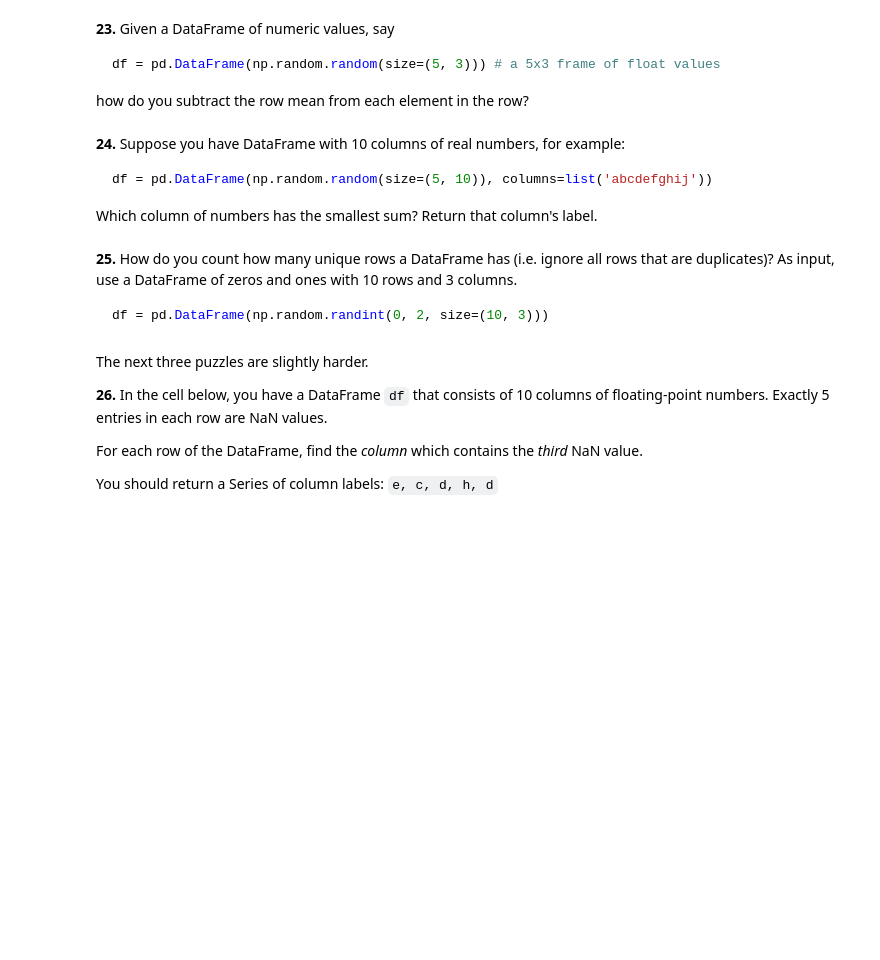
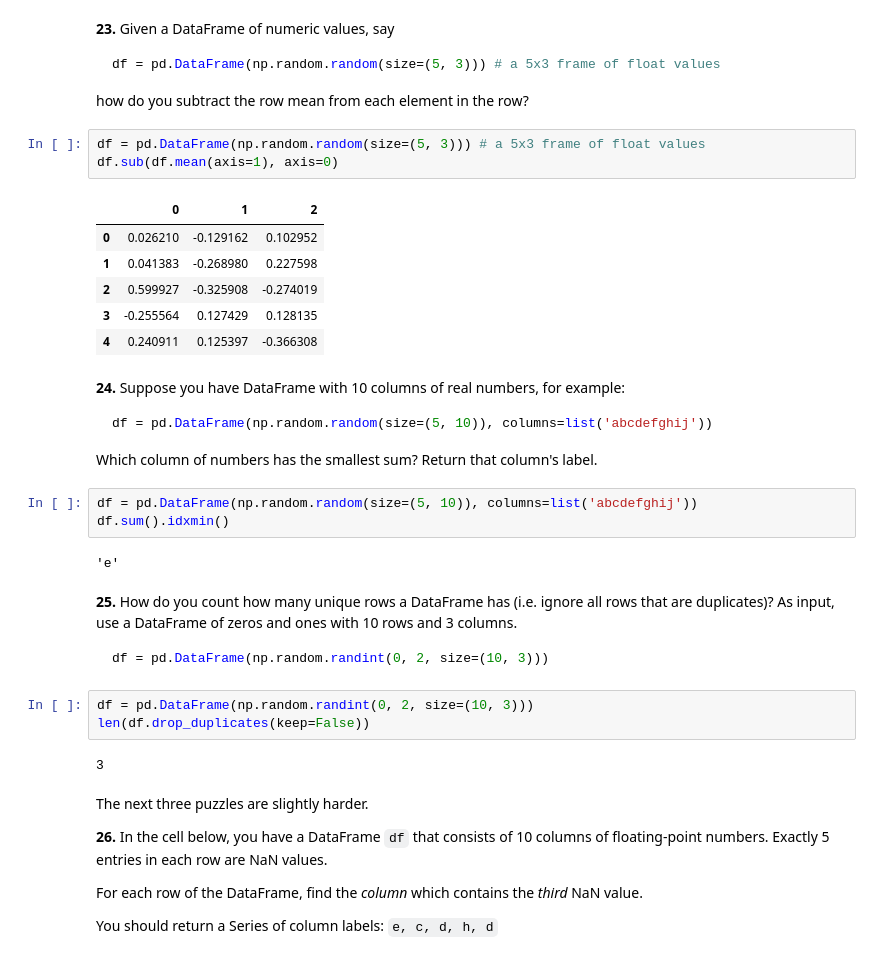
Before and after one commit to Viathorr/100-pandas-puzzles, a Jupyter notebook: 100-pandas-puzzles.ipynb, the cells around one changed output. Cells and saved outputs as stored; diff of their text form; blank space fills up the shorter version.

````diff
--- a/100-pandas-puzzles.ipynb
+++ b/100-pandas-puzzles.ipynb
@@ -306,6 +326,16 @@ df = pd.DataFrame(np.random.random(size=(5, 3))) # a 5x3 frame of float values
 ```
 
 how do you subtract the row mean from each element in the row?
+# %%
+df = pd.DataFrame(np.random.random(size=(5, 3))) # a 5x3 frame of float values
+df.sub(df.mean(axis=1), axis=0)
+# %% [output]
+|  | 0 | 1 | 2 |
+| 0 | 0.026210 | -0.129162 | 0.102952 |
+| 1 | 0.041383 | -0.268980 | 0.227598 |
+| 2 | 0.599927 | -0.325908 | -0.274019 |
+| 3 | -0.255564 | 0.127429 | 0.128135 |
+| 4 | 0.240911 | 0.125397 | -0.366308 |
 # %% [markdown]
 **24.** Suppose you have DataFrame with 10 columns of real numbers, for example:
 
@@ -313,12 +343,22 @@ how do you subtract the row mean from each element in the row?
 df = pd.DataFrame(np.random.random(size=(5, 10)), columns=list('abcdefghij'))
 ```
 Which column of numbers has the smallest sum?  Return that column's label.
+# %%
+df = pd.DataFrame(np.random.random(size=(5, 10)), columns=list('abcdefghij'))
+df.sum().idxmin()
+# %% [output]
+'e'
 # %% [markdown]
 **25.** How do you count how many unique rows a DataFrame has (i.e. ignore all rows that are duplicates)? As input, use a DataFrame of zeros and ones with 10 rows and 3 columns.
 
 ```python
 df = pd.DataFrame(np.random.randint(0, 2, size=(10, 3)))
 ```
+# %%
+df = pd.DataFrame(np.random.randint(0, 2, size=(10, 3)))
+len(df.drop_duplicates(keep=False))
+# %% [output]
+3
 # %% [markdown]
 The next three puzzles are slightly harder.
 
````
Also changed, not shown: parts of 6 cells of this notebook, 1 other file.
